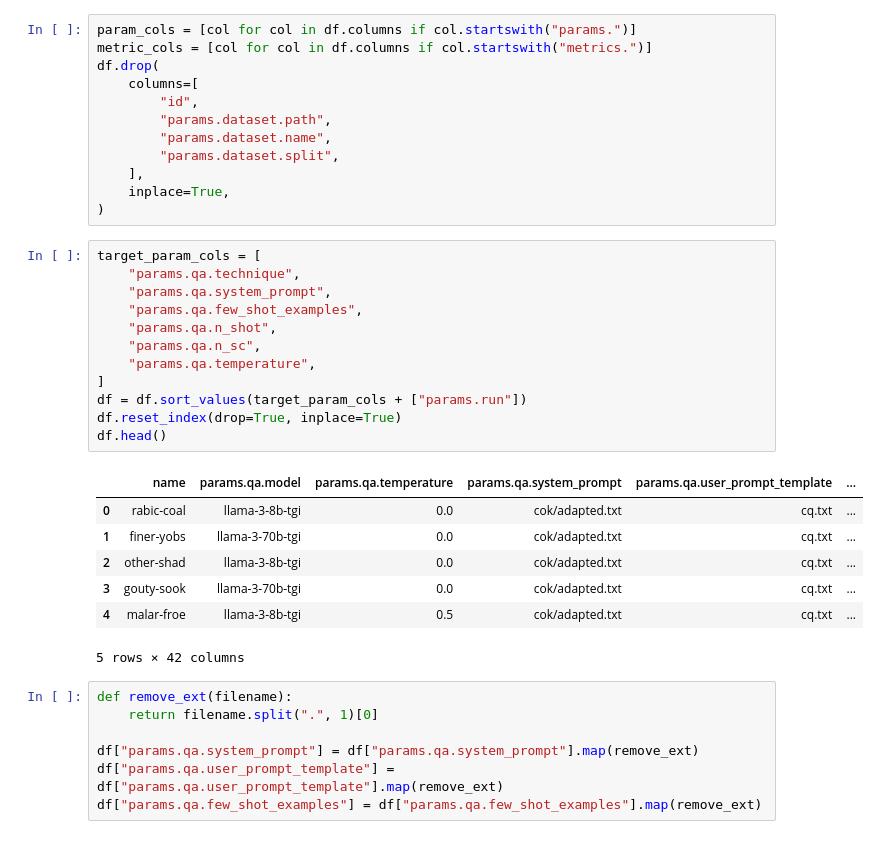
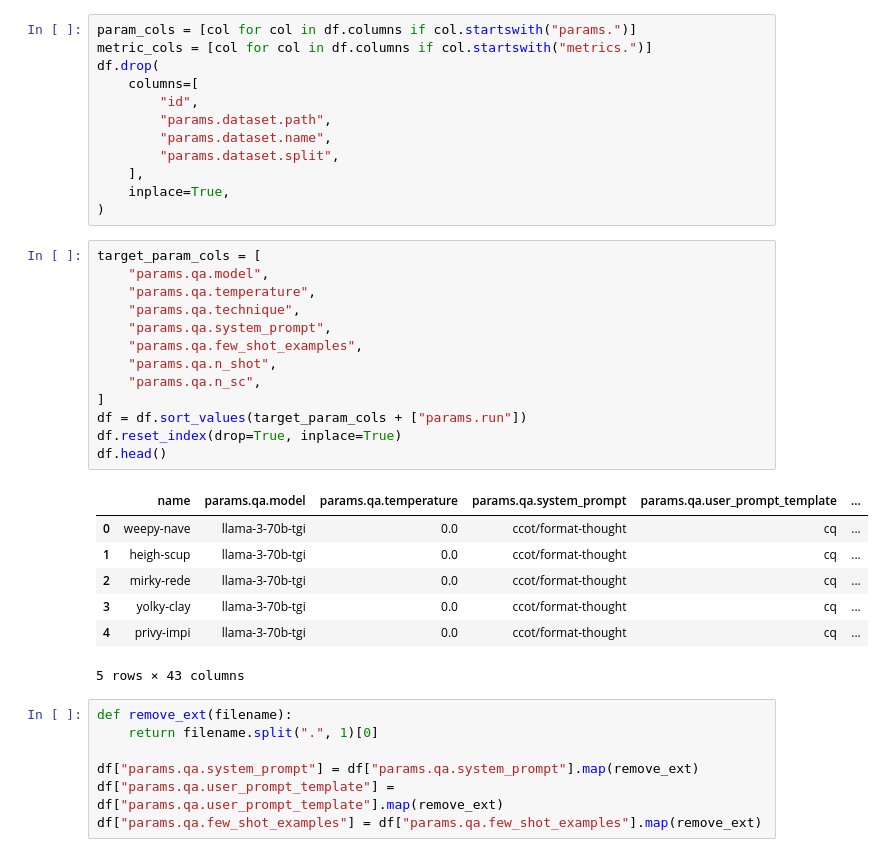
Before and after one commit to bdsaglam/pipeline-mhqa-manual, a Jupyter notebook: nbs/musique-full-manual-new/visualize.ipynb, the cells around one changed output. Cells and saved outputs as stored; diff of their text form.

```diff
--- a/nbs/musique-full-manual-new/visualize.ipynb
+++ b/nbs/musique-full-manual-new/visualize.ipynb
@@ -31,24 +31,25 @@ df.drop(
 )
 # %%
 target_param_cols = [
+    "params.qa.model",
+    "params.qa.temperature",
     "params.qa.technique",
     "params.qa.system_prompt",
     "params.qa.few_shot_examples",
     "params.qa.n_shot",
     "params.qa.n_sc",
-    "params.qa.temperature",
 ]
 df = df.sort_values(target_param_cols + ["params.run"])
 df.reset_index(drop=True, inplace=True)
 df.head()
 # %% [output]
 |  | name | params.qa.model | params.qa.temperature | params.qa.system_prompt | params.qa.user_prompt_template | ... |
-| 0 | rabic-coal | llama-3-8b-tgi | 0.0 | cok/adapted.txt | cq.txt | ... |
-| 1 | finer-yobs | llama-3-70b-tgi | 0.0 | cok/adapted.txt | cq.txt | ... |
-| 2 | other-shad | llama-3-8b-tgi | 0.0 | cok/adapted.txt | cq.txt | ... |
-| 3 | gouty-sook | llama-3-70b-tgi | 0.0 | cok/adapted.txt | cq.txt | ... |
-| 4 | malar-froe | llama-3-8b-tgi | 0.5 | cok/adapted.txt | cq.txt | ... |
+| 0 | weepy-nave | llama-3-70b-tgi | 0.0 | ccot/format-thought | cq | ... |
+| 1 | heigh-scup | llama-3-70b-tgi | 0.0 | ccot/format-thought | cq | ... |
+| 2 | mirky-rede | llama-3-70b-tgi | 0.0 | ccot/format-thought | cq | ... |
+| 3 | yolky-clay | llama-3-70b-tgi | 0.0 | ccot/format-thought | cq | ... |
+| 4 | privy-impi | llama-3-70b-tgi | 0.0 | ccot/format-thought | cq | ... |
-5 rows × 42 columns
+5 rows × 43 columns
 # %%
 def remove_ext(filename):
     return filename.split(".", 1)[0]
```
Also changed, not shown: parts of 9 cells of this notebook, 4 other files.
